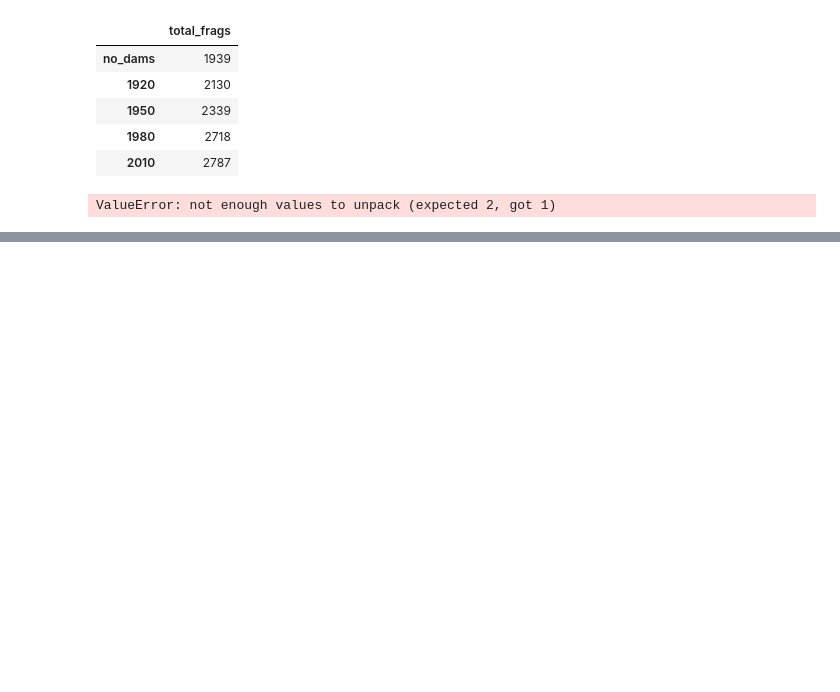
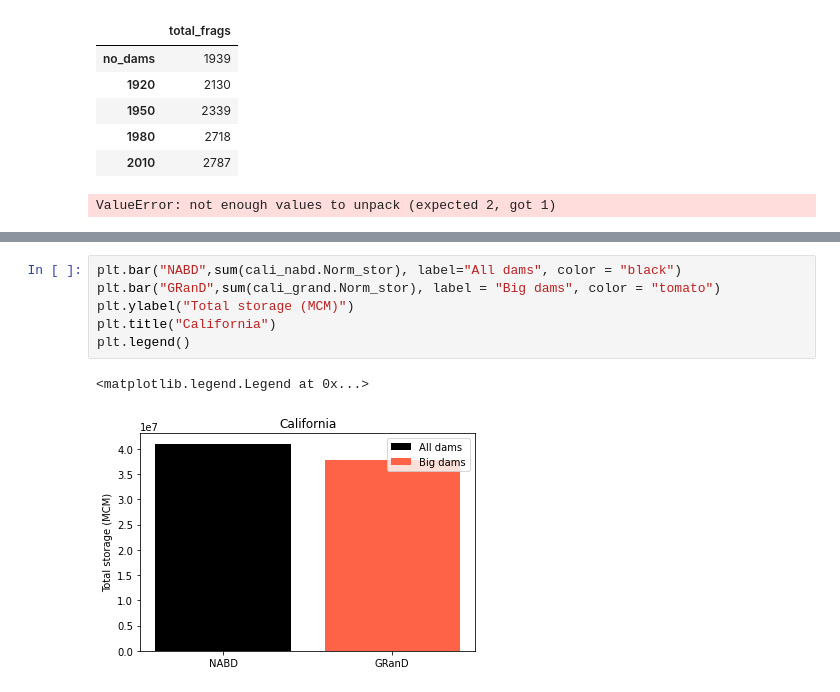
Before and after one commit to rspinti/River_bifurcation, a Jupyter notebook: archive/Rachel_testing/analysis_testing/analysis_testing.ipynb, the cells around one changed output, grey strips where cells are left out. Saved outputs shown, nothing was run; the diff lists cells and outputs as text; blank space fills up the shorter version.

```diff
--- a/archive/Rachel_testing/analysis_testing/analysis_testing.ipynb
+++ b/archive/Rachel_testing/analysis_testing/analysis_testing.ipynb
@@ -414,0 +506,9 @@ ValueError: not enough values to unpack (expected 2, got 1)
+# %%
+plt.bar("NABD",sum(cali_nabd.Norm_stor), label="All dams", color = "black")
+plt.bar("GRanD",sum(cali_grand.Norm_stor), label = "Big dams", color = "tomato")
+plt.ylabel("Total storage (MCM)")
+plt.title("California")
+plt.legend()
+# %% [output]
+<matplotlib.legend.Legend at 0x...>
+[figure, added]
```
Also changed, not shown: parts of 8 cells of this notebook, 3 other files.
